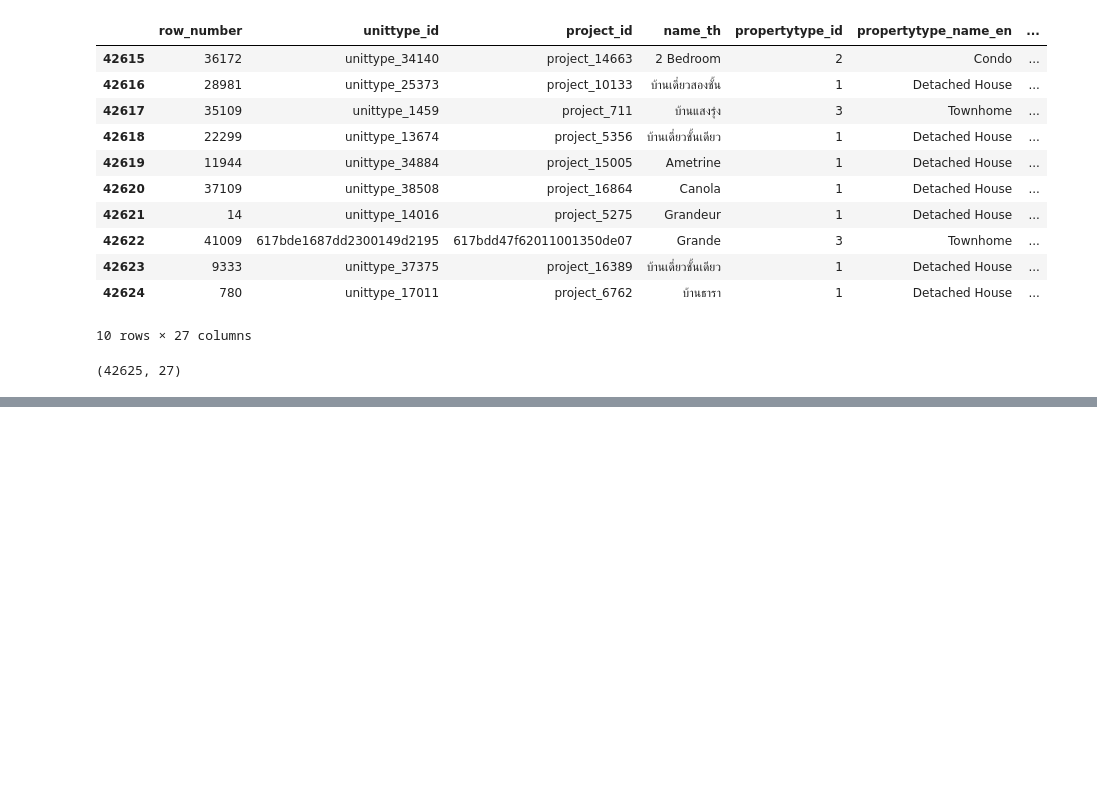
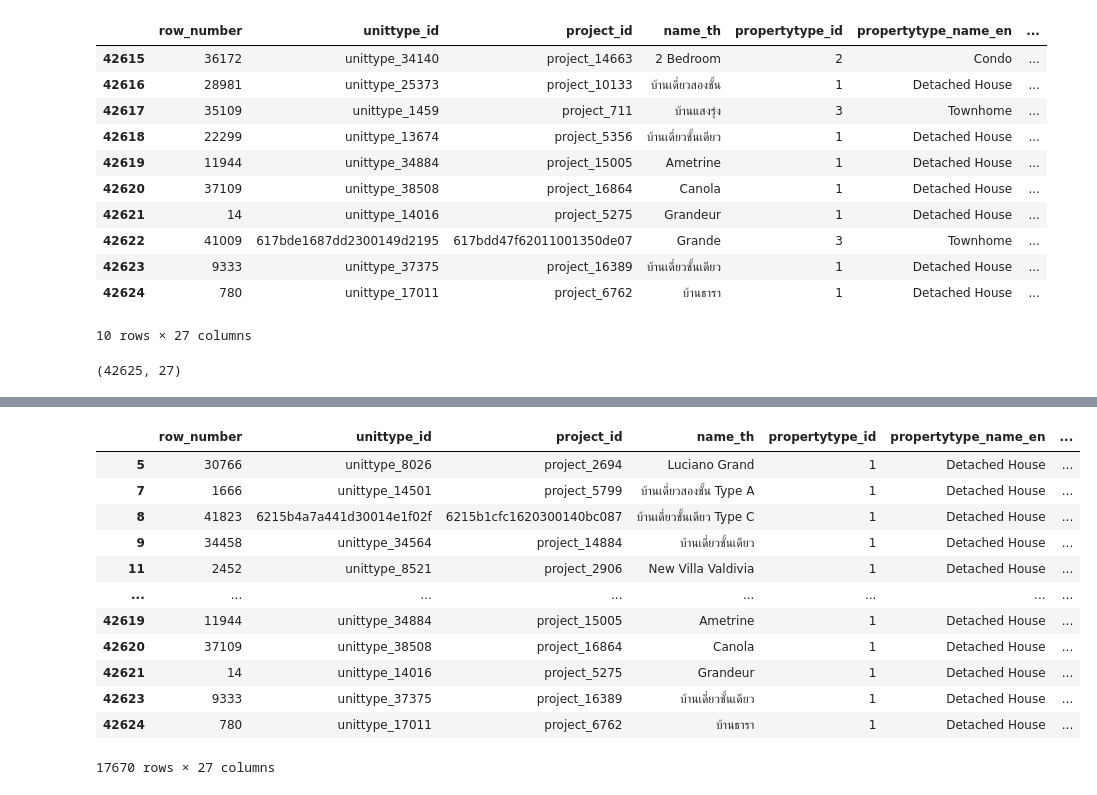
Before and after one commit to SAPUII/BasicProg_DataViz65, a Jupyter notebook: Pandas_Dataframe.ipynb, the cells around one changed output, grey strips where cells are left out. Drawn from its saved outputs; the diff is of its cells as text; code cells hidden in the pictures; blank space fills up the shorter version.

```diff
--- a/Pandas_Dataframe.ipynb
+++ b/Pandas_Dataframe.ipynb
@@ -72,0 +202,16 @@ data1.shape
+# %%
+data1[data1['propertytype_name_en']=='Detached House']
+# %% [output]
+|  | row_number | unittype_id | project_id | name_th | propertytype_id | propertytype_name_en | ... |
+| 5 | 30766 | unittype_8026 | project_2694 | Luciano Grand | 1 | Detached House | ... |
+| 7 | 1666 | unittype_14501 | project_5799 | บ้านเดี่ยวสองชั้น Type A | 1 | Detached House | ... |
+| 8 | 41823 | 6215b4a7a441d30014e1f02f | 6215b1cfc1620300140bc087 | บ้านเดี่ยวชั้นเดียว Type C | 1 | Detached House | ... |
+| 9 | 34458 | unittype_34564 | project_14884 | บ้านเดี่ยวชั้นเดียว | 1 | Detached House | ... |
+| 11 | 2452 | unittype_8521 | project_2906 | New Villa Valdivia | 1 | Detached House | ... |
+| ... | ... | ... | ... | ... | ... | ... | ... |
+| 42619 | 11944 | unittype_34884 | project_15005 | Ametrine | 1 | Detached House | ... |
+| 42620 | 37109 | unittype_38508 | project_16864 | Canola | 1 | Detached House | ... |
+| 42621 | 14 | unittype_14016 | project_5275 | Grandeur | 1 | Detached House | ... |
+| 42623 | 9333 | unittype_37375 | project_16389 | บ้านเดี่ยวชั้นเดียว | 1 | Detached House | ... |
+| 42624 | 780 | unittype_17011 | project_6762 | บ้านธารา | 1 | Detached House | ... |
+17670 rows × 27 columns
```
Also changed, not shown: parts of 50 cells of this notebook.
